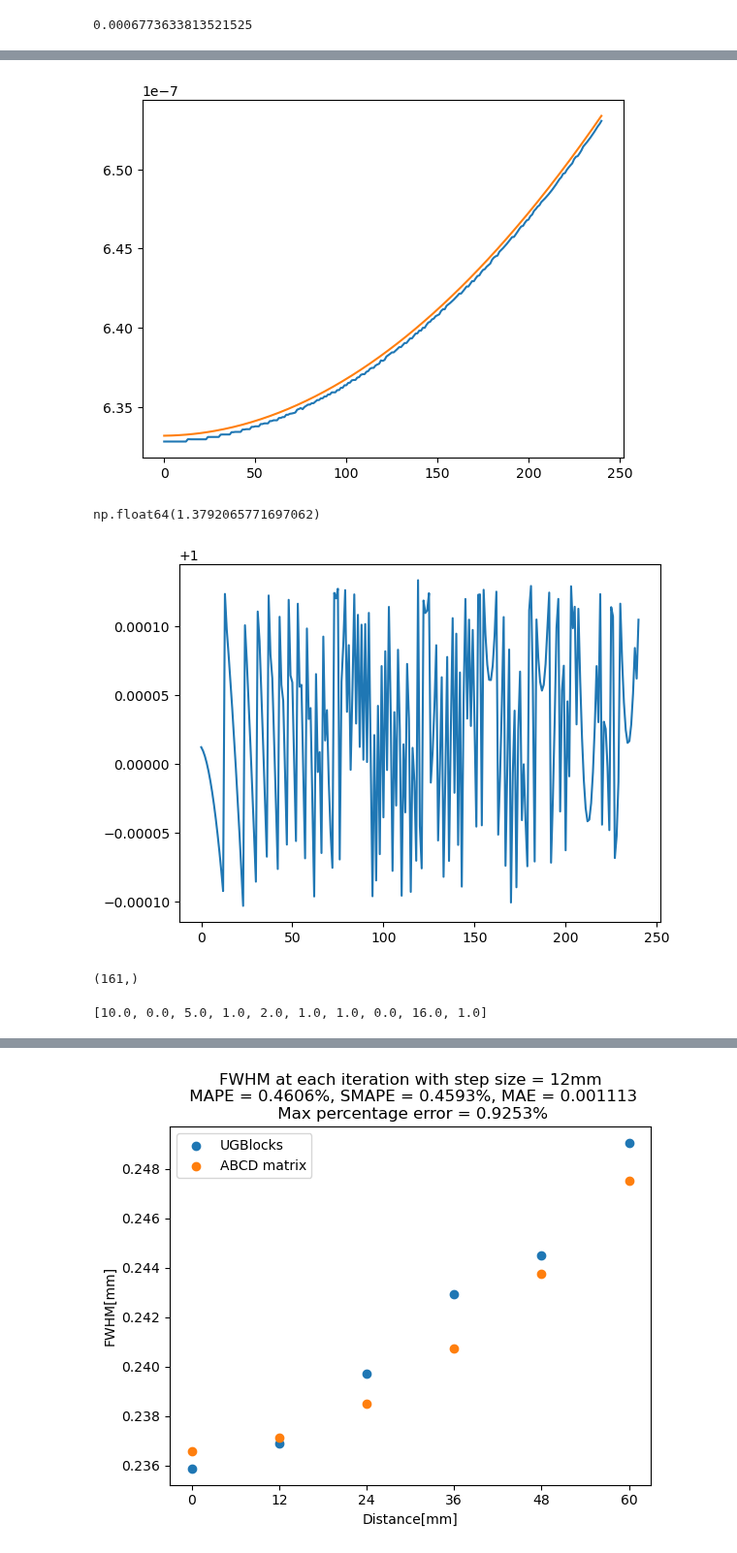
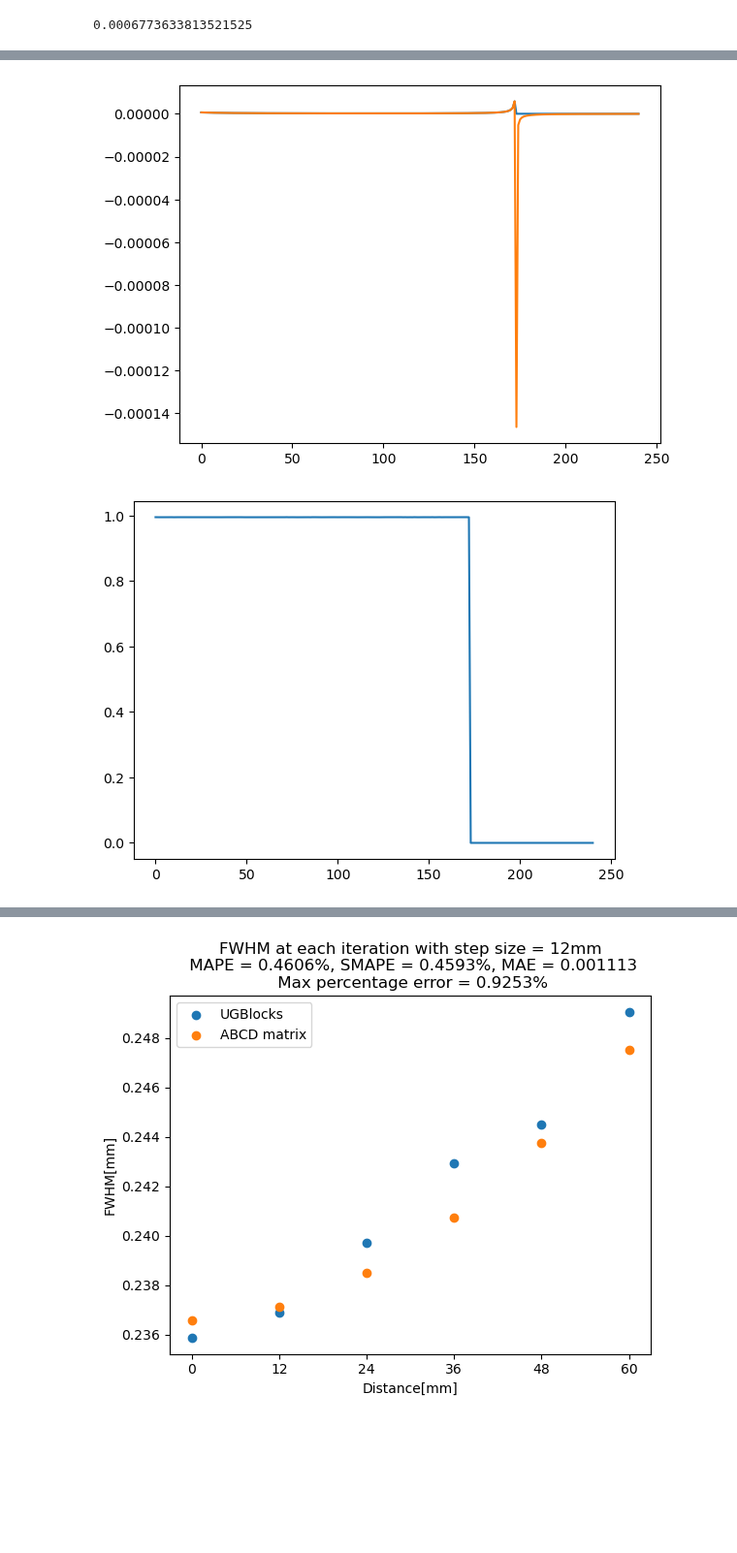
Before and after one commit to kskarthiksk/gaussian_duct_1, a Jupyter notebook: graph.ipynb, the cells around one changed output, grey strips where cells are left out. Shown at 97% size. Drawn from its saved outputs; the diff is of its cells as text; code cells hidden in the pictures; blank space fills up the shorter version.

```diff
--- a/graph.ipynb
+++ b/graph.ipynb
@@ -22,0 +5,5 @@ plt.show()
+# %%
+fwhms = {}
+import pickle
+with open("saved_dict.pkl", "rb") as f:
+    fwhms = pickle.load(f)
@@ -118,5 +27,0 @@ plt.show()
-# %%
-q_real = 0.001666152303400
-q_imag = 0.000020854040332
-# (500e-9 / np.pi) * ((q_imag + (q_real*q_real))/q_imag)
-np.pi
@@ -149,7 +85,7 @@ plt.show()
 # %%
-fwhm = []
+fwhm_refined = []
 length = pow(2,10)
-width = 1000e-6
+width = 9000e-6
 x = np.linspace(-width/2, width/2, length)
 y = np.linspace(-width/2, width/2, length)
 xx, yy = np.meshgrid(x,y)
@@ -172,11 +108,30 @@ for i in range(0,df.index.size):
     #find the left and right most indexes
     left_idx = np.array(np.unravel_index(np.argmax(Y > half_max), Y.shape))
     # dist = (maxIndex - left_idx)**2
-    fwhm.append((np.sqrt(np.sum((maxIndex - left_idx)**2)))*2 * width/length) #return the difference (full width)
-fwhm = np.array(fwhm)*1e3
-plt.plot(np.arange(0, df.index.size, 1), fwhm)
+    fwhm_temp = (np.sqrt(np.sum((maxIndex - left_idx)**2)))*2 * width/length
+    fwhm_refined_temp = 1000
+    for iter in range(10):
+        width_refined = 1.5*fwhm_temp
+        x_refined = np.linspace(-width_refined/2, width_refined/2, length)
+        y_refined = np.linspace(-width_refined/2, width_refined/2, length)
+        xx_refined, yy_refined = np.meshgrid(x_refined,y_refined)
+        Y = np.abs((1/(q)) * np.exp((-1j * k * (xx_refined*xx_refined + yy_refined*yy_refined)/(2*qr)) - (k*(xx_refined*xx_refined + yy_refined*yy_refined)/(2*qi))))**2
+        half_max = np.max(Y) / 2.0
+        maxIndex = np.array(np.unravel_index(np.argmax(Y), Y.shape))
+        left_idx = np.array(np.unravel_index(np.argmax(Y > half_max), Y.shape))
+        fwhm_refined_temp = (np.sqrt(np.sum((maxIndex - left_idx)**2)))*2 * width_refined/length
+        if np.abs(fwhm_temp - fwhm_refined_temp)/fwhm_refined_temp < 0.0001:
+            # print(iter)
+            break
+        else:
+            # print(iter, np.abs(fwhm_temp - fwhm_refined_temp)/fwhm_refined_temp)
+            fwhm_temp = fwhm_refined_temp
+
+    fwhm_refined.append(fwhm_refined_temp) #return the difference (full width)
+fwhm_refined = np.array(fwhm_refined)*1e3
+plt.plot(np.arange(0, df.index.size, 1), fwhm_refined)
 plt.ylabel("FWHM[mm]")
 plt.xlabel("Distance[mm]")
-plt.title("FWHM at each iteration (ABCD matrices)")
+plt.title(f"FWHM at each iteration (ABCD matrices) for $\\alpha_2$ = {params["a2"]}")
 plt.show()
 # %% [output]
@@ -250,20 +148,11 @@ plt.show()
 # %%
 plt.plot((fwhm_refined/1e3)**2)
-plt.plot(df["beam radius"]*1.38)
+plt.plot(df["beam radius"]*(-2*np.log(0.5)))
 plt.show()
 # %% [output]
-[figure, old version]
+[figure, new version]
-# %%
-np.mean(fwhm_refined**2 / (df["beam radius"]*1e6))
-# %% [output]
-np.float64(1.3792065771697062)
 # %%
-plt.plot(fwhm_refined**2 / (df["beam radius"]*1.37918e6))
+plt.plot((fwhm_refined/1e3)**2 / (df["beam radius"]*(-2*np.log(0.5))))
 plt.show()
 # %% [output]
-[figure, old version]
+[figure, new version]
-# %%
-print(np.array(fwhm).shape)
-# print(np.array(fwhm)/np.sqrt(2))
-# %% [output]
-(161,)
@@ -279,6 +158,0 @@ fwhm_ugb_05 = np.array([0.118746,0.176777,0.232497,0.288842,0.350631,0.404434,0.
-# %%
-file = open("/home/karthik/Desktop/FAU/Thesis/UGBlocks_V4_Oct_21_2025/program2D/para.dat", 'r')
-params_ugb = list(map(float, file.read().split()))
-print(params_ugb)
-# %% [output]
-[10.0, 0.0, 5.0, 1.0, 2.0, 1.0, 1.0, 0.0, 16.0, 1.0]
```
Also changed, not shown: parts of 44 cells of this notebook, 5 other files.
